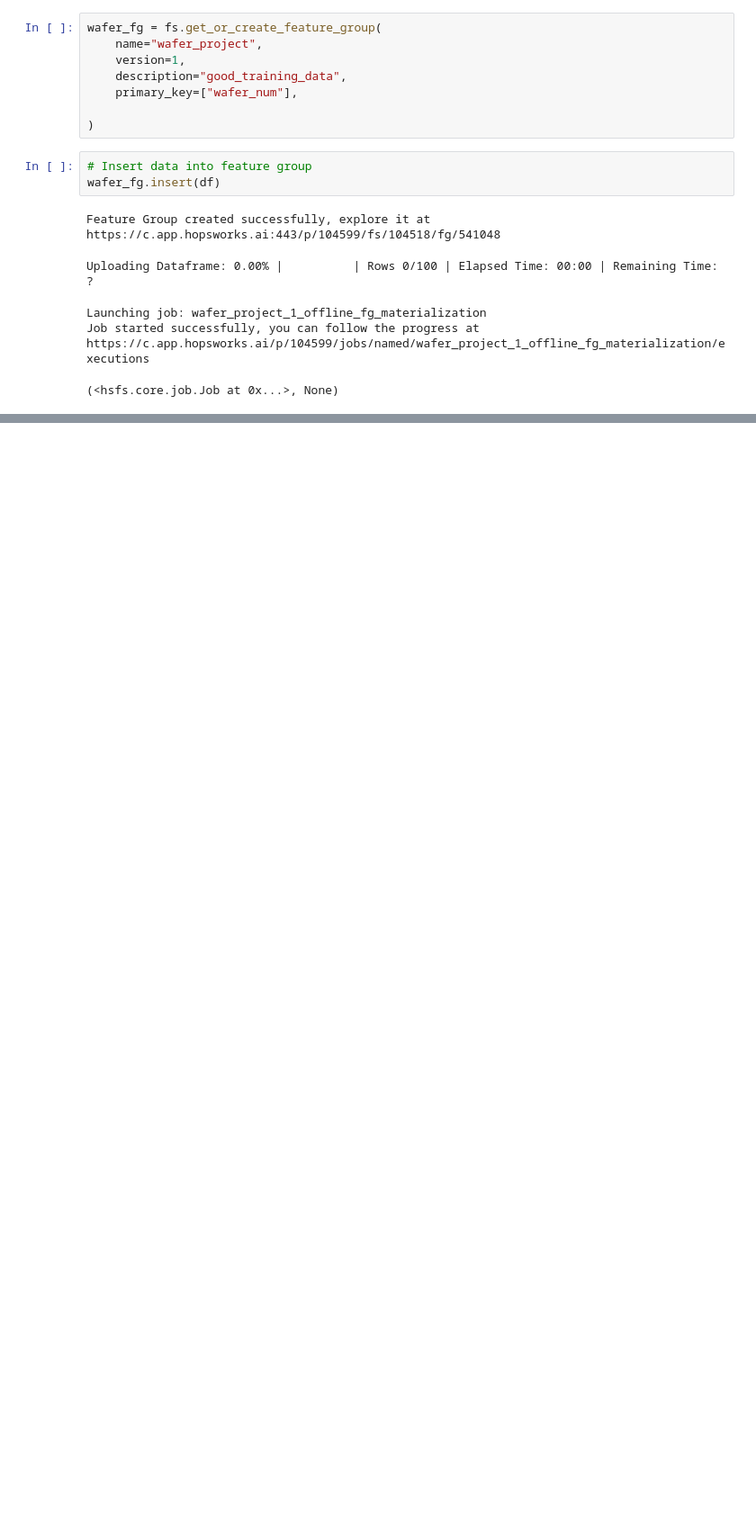
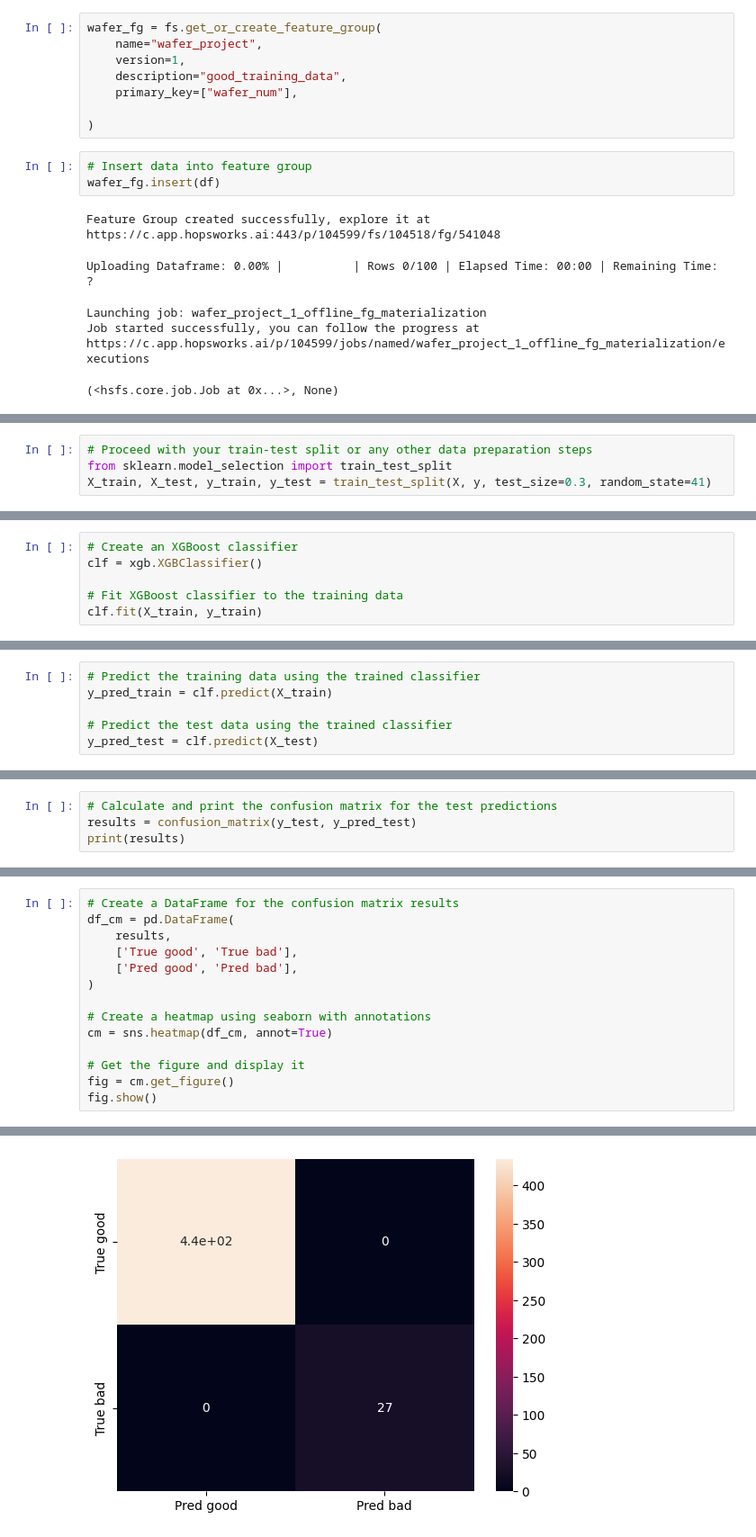
Before and after one commit to krunalss/SensorQualityClassifier, a Jupyter notebook: research/trials.ipynb, the cells around one changed output, grey strips where cells are left out. Shown: that part at 90% size. Saved outputs shown, nothing was run; the diff lists cells and outputs as text; blank space fills up the shorter version.

Commit message:
renamed files,and competed trails for model training and registry

```diff
--- a/research/trials.ipynb
+++ b/research/trials.ipynb
@@ -107,0 +156,4 @@ https://c.app.hopsworks.ai/p/104599/jobs/named/wafer_project_1_offline_fg_materi
+# %%
+# Proceed with your train-test split or any other data preparation steps
+from sklearn.model_selection import train_test_split
+X_train, X_test, y_train, y_test = train_test_split(X, y, test_size=0.3, random_state=41)
@@ -107,0 +164,6 @@ https://c.app.hopsworks.ai/p/104599/jobs/named/wafer_project_1_offline_fg_materi
+# %%
+# Create an XGBoost classifier
+clf = xgb.XGBClassifier()
+
+# Fit XGBoost classifier to the training data
+clf.fit(X_train, y_train)
@@ -107,0 +172,6 @@ https://c.app.hopsworks.ai/p/104599/jobs/named/wafer_project_1_offline_fg_materi
+# %%
+# Predict the training data using the trained classifier
+y_pred_train = clf.predict(X_train)
+
+# Predict the test data using the trained classifier
+y_pred_test = clf.predict(X_test)
@@ -107,0 +186,4 @@ https://c.app.hopsworks.ai/p/104599/jobs/named/wafer_project_1_offline_fg_materi
+# %%
+# Calculate and print the confusion matrix for the test predictions
+results = confusion_matrix(y_test, y_pred_test)
+print(results)
@@ -107,0 +196,15 @@ https://c.app.hopsworks.ai/p/104599/jobs/named/wafer_project_1_offline_fg_materi
+# %%
+# Create a DataFrame for the confusion matrix results
+df_cm = pd.DataFrame(
+    results,
+    ['True good', 'True bad'],
+    ['Pred good', 'Pred bad'],
+)
+
+# Create a heatmap using seaborn with annotations
+cm = sns.heatmap(df_cm, annot=True)
+
+# Get the figure and display it
+fig = cm.get_figure()
+fig.show()
+# %% [output]
@@ -107,0 +212 @@ https://c.app.hopsworks.ai/p/104599/jobs/named/wafer_project_1_offline_fg_materi
+[figure, added]
```
Also changed, not shown: parts of 24 cells of this notebook, 6 other files.
